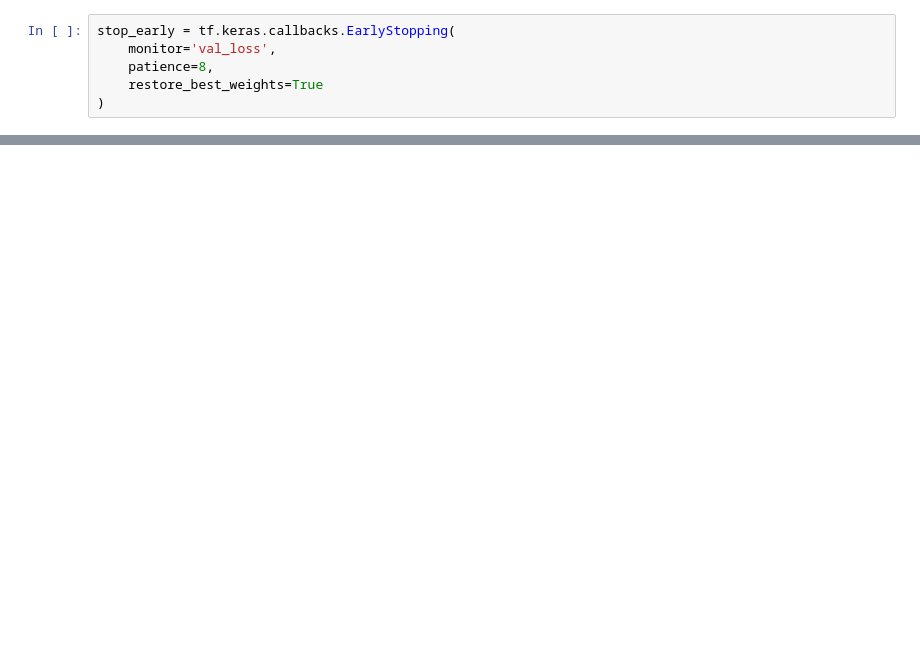
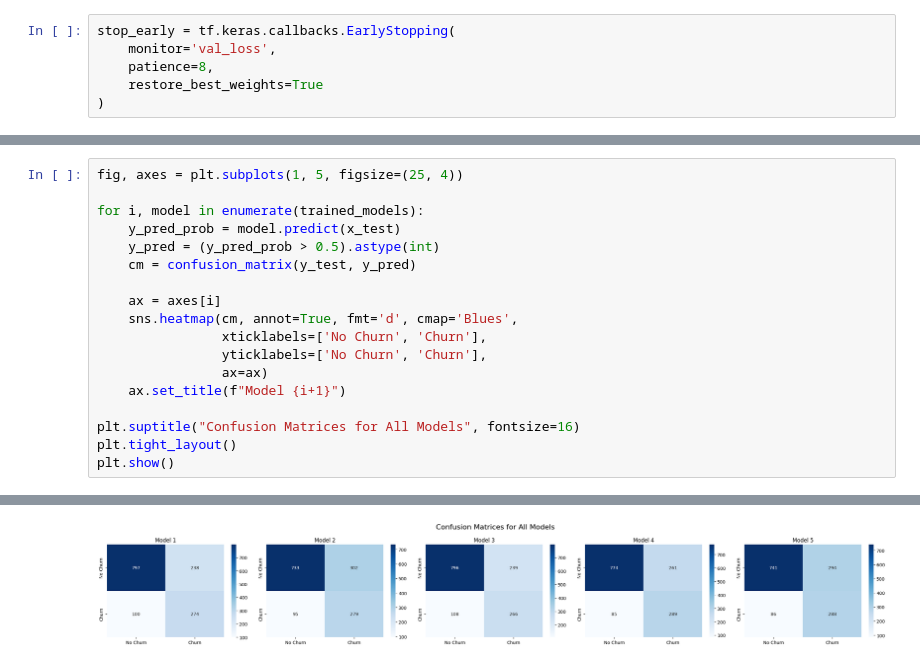
Before and after one commit to sanidavidanagama/Telecom_Churn_Prediction, a Jupyter notebook: notebooks/neural_network_churn_model.ipynb, the cells around one changed output, grey strips where cells are left out. Drawn from its saved outputs; the diff is of its cells as text; blank space fills up the shorter version.

```diff
--- a/notebooks/neural_network_churn_model.ipynb
+++ b/notebooks/neural_network_churn_model.ipynb
@@ -375,0 +315,19 @@ ROC-AUC score: 0.8403756232400734
+# %%
+fig, axes = plt.subplots(1, 5, figsize=(25, 4))
+
+for i, model in enumerate(trained_models):
+    y_pred_prob = model.predict(x_test)
+    y_pred = (y_pred_prob > 0.5).astype(int)
+    cm = confusion_matrix(y_test, y_pred)
+
+    ax = axes[i]
+    sns.heatmap(cm, annot=True, fmt='d', cmap='Blues',
+                xticklabels=['No Churn', 'Churn'],
+                yticklabels=['No Churn', 'Churn'],
+                ax=ax)
+    ax.set_title(f"Model {i+1}")
+
+plt.suptitle("Confusion Matrices for All Models", fontsize=16)
+plt.tight_layout()
+plt.show()
+# %% [output]
@@ -375,0 +339 @@ ROC-AUC score: 0.8403756232400734
+[figure, added]
```
Also changed, not shown: parts of 33 cells of this notebook.
